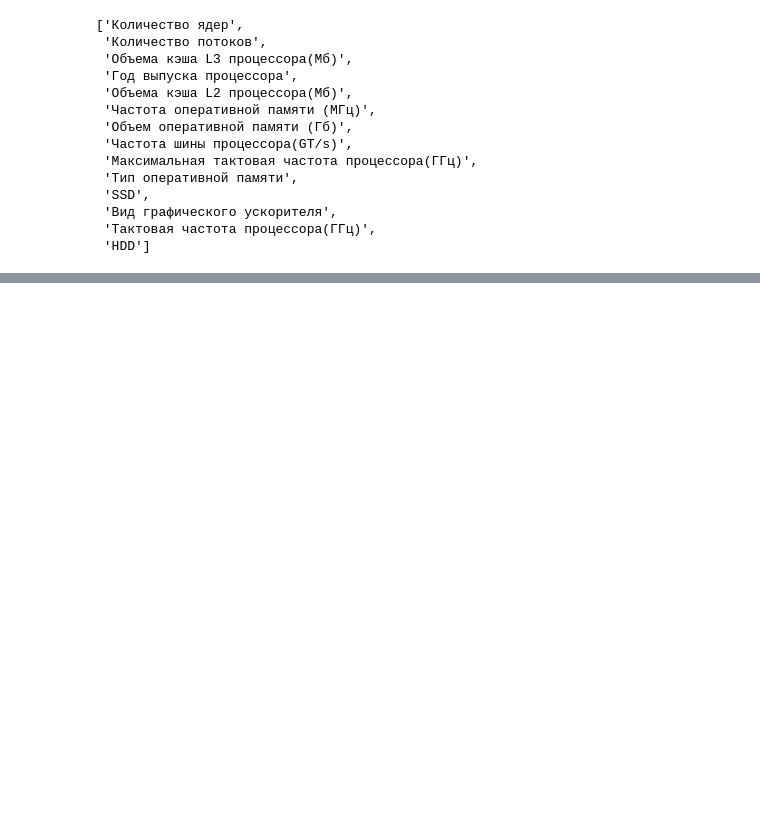
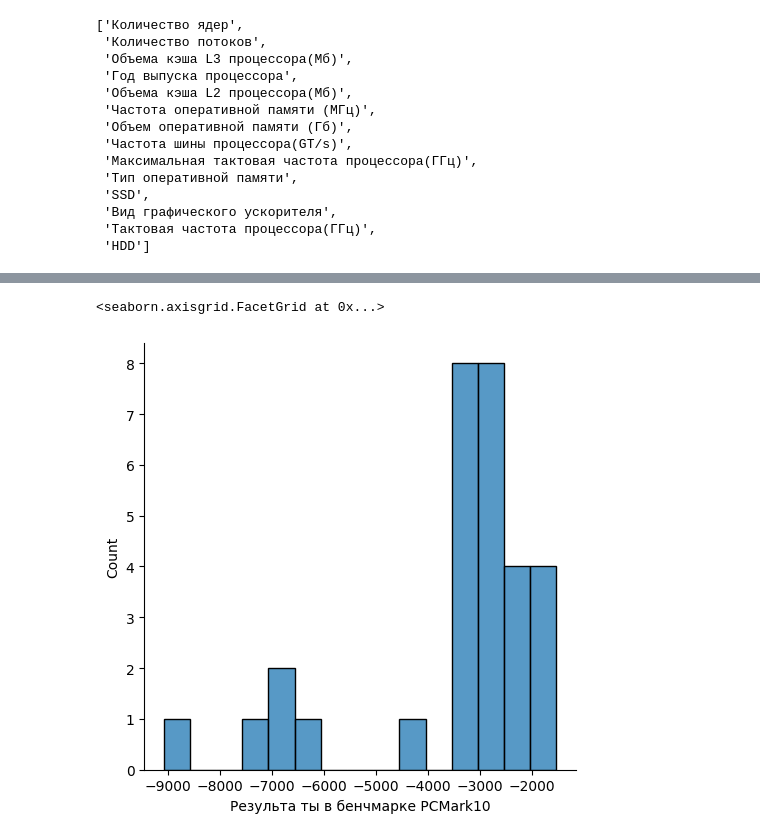
Before and after one commit to radabolsky/laptop-performance, a Jupyter notebook: Tumanova_stat_right_version.ipynb, the cells around one changed output, grey strips where cells are left out. Drawn from its saved outputs; the diff is of its cells as text; code cells hidden in the pictures; blank space fills up the shorter version.

```diff
--- a/Tumanova_stat_right_version.ipynb
+++ b/Tumanova_stat_right_version.ipynb
@@ -492,0 +1009,5 @@ F критическое = 3.9063884077297053
+# %%
+sns.displot()
+# %% [output]
+<seaborn.axisgrid.FacetGrid at 0x...>
+[figure, added]
```
Also changed, not shown: parts of 53 cells of this notebook, 2 other files.
